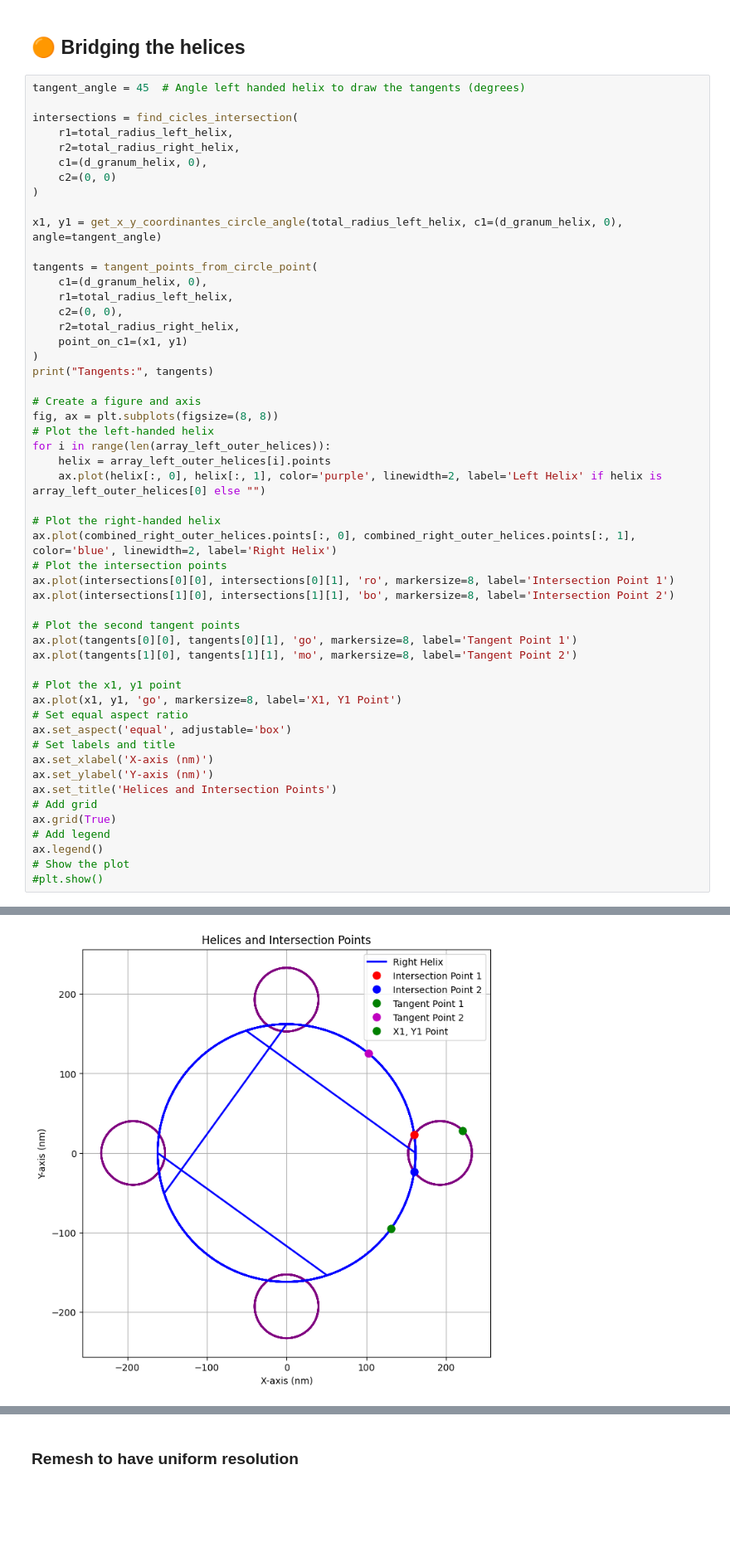
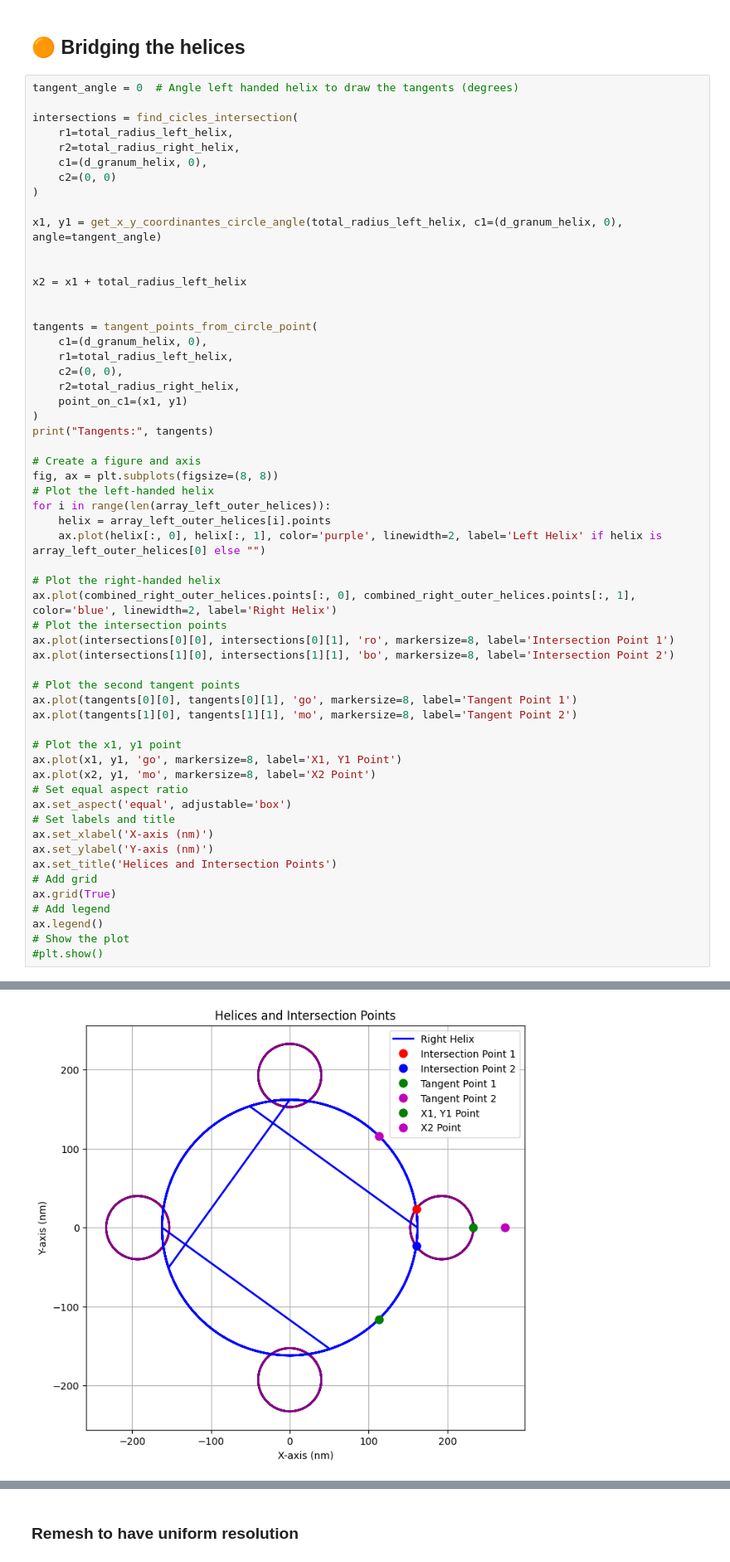
Before and after one commit to rubizarmiento/Chloroplast, a Jupyter notebook: remeshing.ipynb, the cells around one changed output, grey strips where cells are left out. Shown at 83% size. Cells and saved outputs as stored; diff of their text form; blank space fills up the shorter version.

```diff
--- a/remeshing.ipynb
+++ b/remeshing.ipynb
@@ -4073,7 +4083,7 @@ OBJ file '/Users/rubi/Documents/GitHub/Chloroplast/models/subgrid_pitch_boxes_1n
 # %% [markdown]
 ## 🟠 Bridging the helices
 # %%
-tangent_angle = 45  # Angle left handed helix to draw the tangents (degrees)
+tangent_angle = 0  # Angle left handed helix to draw the tangents (degrees)
 
 intersections = find_cicles_intersection(
     r1=total_radius_left_helix,
@@ -4083,6 +4093,10 @@ intersections = find_cicles_intersection(
 )
 
 x1, y1 = get_x_y_coordinantes_circle_angle(total_radius_left_helix, c1=(d_granum_helix, 0), angle=tangent_angle)
+
+
+x2 = x1 + total_radius_left_helix
+
 
 tangents = tangent_points_from_circle_point(
     c1=(d_granum_helix, 0),
@@ -4112,6 +4126,7 @@ ax.plot(tangents[1][0], tangents[1][1], 'mo', markersize=8, label='Tangent Point
 
 # Plot the x1, y1 point
 ax.plot(x1, y1, 'go', markersize=8, label='X1, Y1 Point')
+ax.plot(x2, y1, 'mo', markersize=8, label='X2 Point')
 # Set equal aspect ratio
 ax.set_aspect('equal', adjustable='box')
 # Set labels and title
@@ -4129,5 +4144,5 @@ Tangents: [(130.9089429704378, -95.42981007191969), (102.63404903060616, 125.340
 <matplotlib.legend.Legend at 0x...>
-[figure, old version]
+[figure, new version]
 # %%
 #right points are higer than intersection 1 y and lower than tangent 2 y and within intersection 1 x and tangent 2 x
 right_points = []
```
Also changed, not shown: parts of 34 cells of this notebook.
